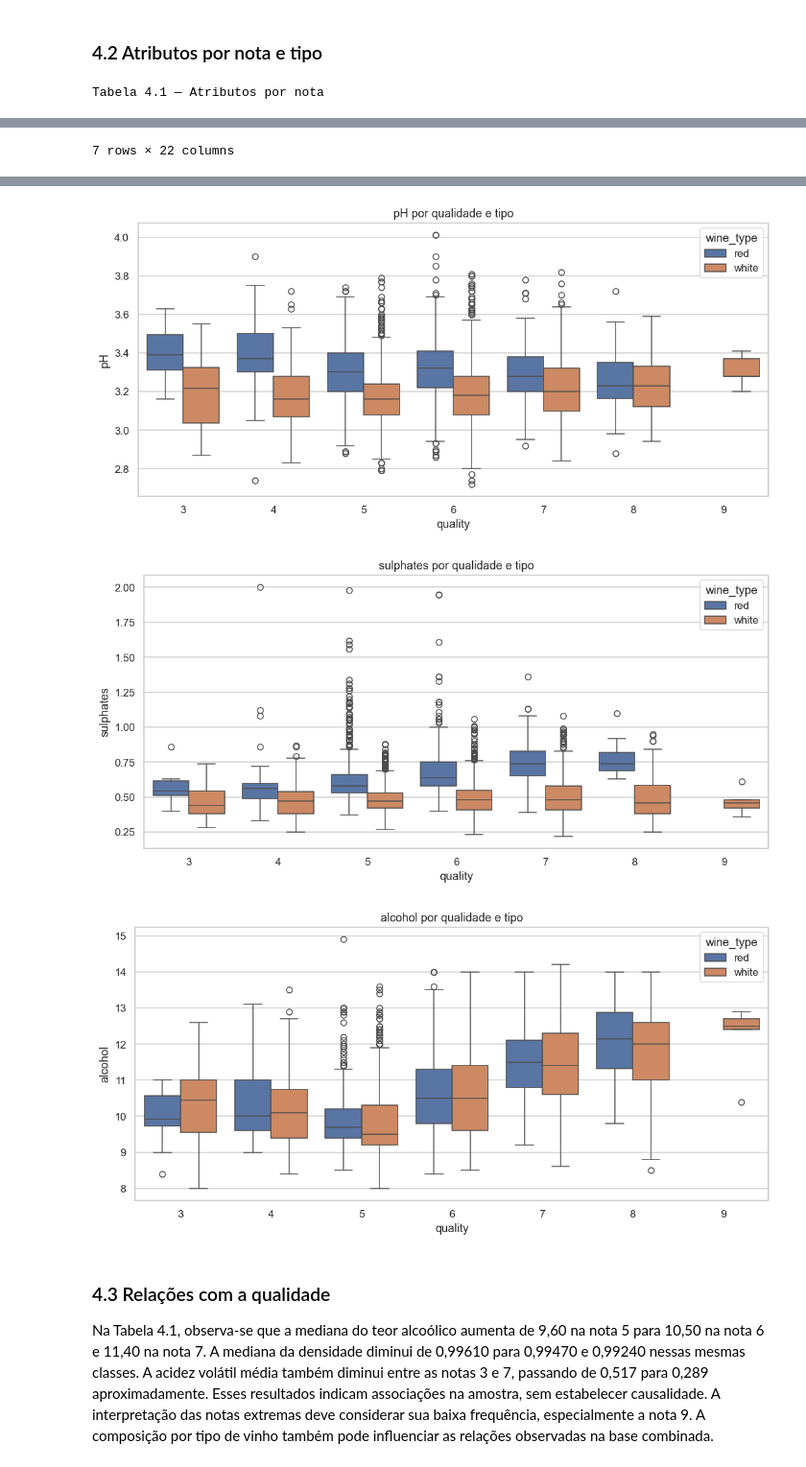
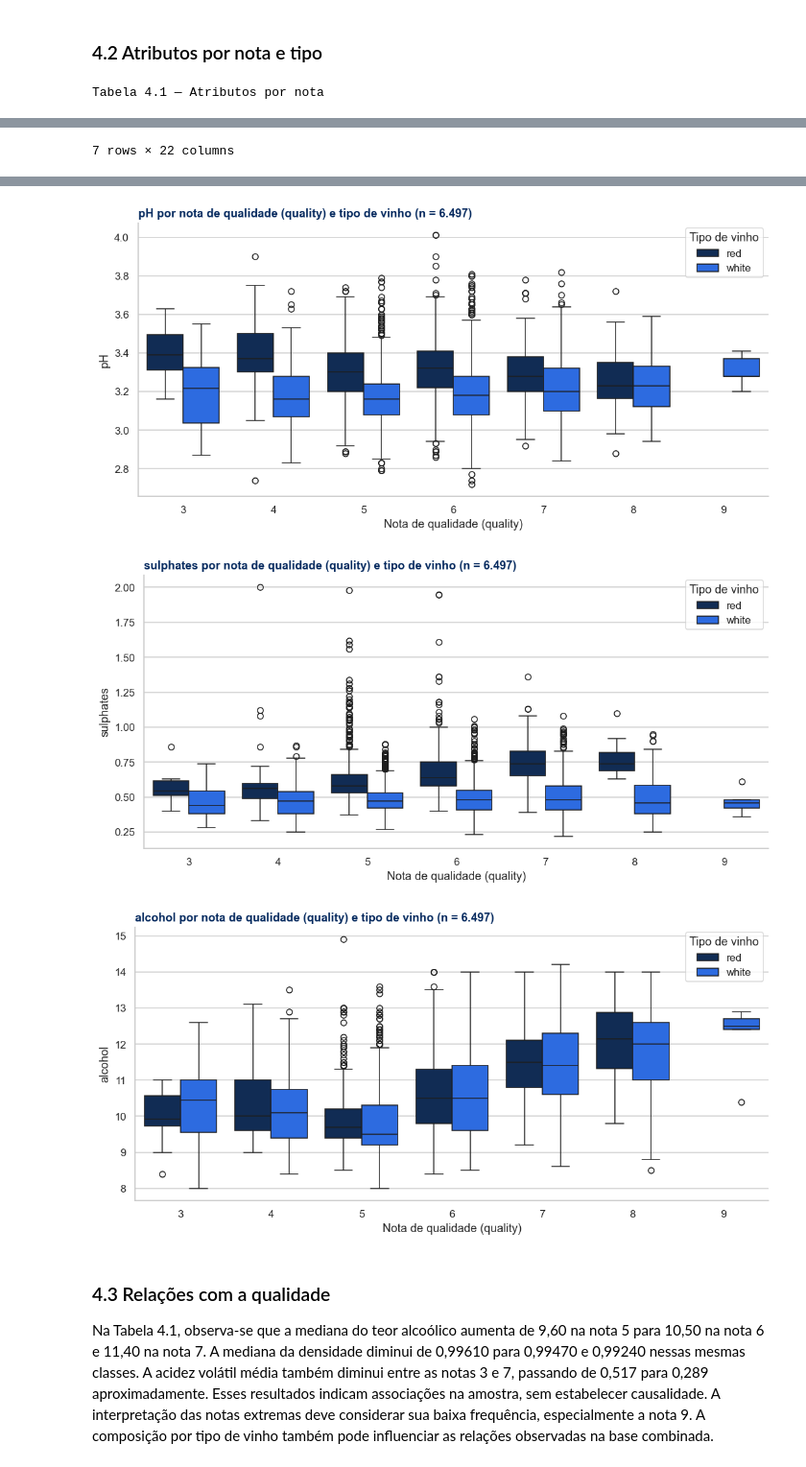
Before and after one commit to Fyre-Flye/projeto-avd-2026-2-pump-it-up-classificatorio, a Jupyter notebook: notebooks/parte_comum/eda.ipynb, the cells around one changed output, grey strips where cells are left out. Shown at 96% size. Cells and saved outputs as stored; diff of their text form; code cells hidden in the pictures.

```diff
--- a/notebooks/parte_comum/eda.ipynb
+++ b/notebooks/parte_comum/eda.ipynb
@@ -201,11 +247,20 @@ Tabela 3.2 — Percentuais por tipo
 # %% [markdown]
 ### 3.2 Distribuições físico-químicas
 # %%
-# [IA] ChatGPT – apoio à implementação de cálculos, tabelas e gráficos
+# [IA] ChatGPT / Gemini – estatísticas descritivas e gráficos físico-químicos em pt-BR
 tabela(df[num].describe(),"estatisticas_numericas.csv","Tabela 3.3 — Estatísticas descritivas")
-df[num].hist(figsize=(15,10),bins=30); salvar("histogramas.png")
+axes = df[num].hist(figsize=(15,10),bins=30,color="#0F62FE",edgecolor="white",linewidth=0.4)
+plt.suptitle("Distribuição dos 11 atributos físico-químicos (n = 6.497)", fontsize=14, fontweight="bold", color="#062A5F", y=1.01)
+salvar("histogramas.png")
 for c in num:
-    plt.figure(figsize=(8,4)); sns.boxplot(data=df,x="wine_type",y=c); plt.title(c); salvar("box_"+c.replace(" ","_")+".png")
+    fig, ax = plt.subplots(figsize=(8,4))
+    sns.boxplot(data=df,x="wine_type",y=c,palette={"white":"#0F62FE","red":"#062A5F"},hue="wine_type",legend=False,ax=ax)
+    ax.set_title(f"Distribuição de {c} por tipo de vinho (n = 6.497)", fontsize=11.5, fontweight="bold", color="#062A5F", loc="left")
+    ax.set_xlabel("Tipo de vinho (wine_type)")
+    ax.set_ylabel(c)
+    ax.spines["top"].set_visible(False)
+    ax.spines["right"].set_visible(False)
+    salvar("box_"+c.replace(" ","_")+".png")
 # %% [output]
 Tabela 3.3 — Estatísticas descritivas
 |  | fixed acidity | volatile acidity | citric acid | residual sugar | chlorides | free sulfur dioxide | ... |
@@ -240,9 +295,16 @@ A distribuição das notas está concentrada nas classes 5 e 6, que representam
 # %% [markdown]
 ### 4.1 Correlações
 # %%
-# [IA] ChatGPT – apoio à implementação de cálculos, tabelas e gráficos
+# [IA] ChatGPT / Gemini – matrizes de correlação com título e barra de cores em pt-BR
+nomes_metodo = {"pearson": "Pearson (linear)", "spearman": "Spearman (monotônica)"}
 for metodo in ["pearson","spearman"]:
     corr=df[num+["quality"]].corr(method=metodo)
     corr.to_csv(OUT/f"correlacao_{metodo}.csv")
-    plt.figure(figsize=(12,9)); sns.heatmap(corr,annot=True,fmt=".2f",cmap="coolwarm",center=0,vmin=-1,vmax=1); plt.title(metodo); salvar(f"correlacao_{metodo}.png")
+    fig, ax = plt.subplots(figsize=(12,9))
+    sns.heatmap(corr,annot=True,fmt=".2f",cmap="coolwarm",center=0,vmin=-1,vmax=1,
+                cbar_kws={"label":"Coeficiente de correlação"},ax=ax)
+    ax.set_title(f"Correlação de {nomes_metodo[metodo]} entre atributos físico-químicos e quality (n = 6.497)",
+                 fontsize=12.5, fontweight="bold", color="#062A5F", pad=12, loc="left")
+    plt.yticks(rotation=0)
+    salvar(f"correlacao_{metodo}.png")
 # %% [output]
@@ -251,10 +313,18 @@ for metodo in ["pearson","spearman"]:
 # %% [markdown]
 ### 4.2 Atributos por nota e tipo
 # %%
-# [IA] ChatGPT – apoio à implementação de cálculos, tabelas e gráficos
+# [IA] ChatGPT / Gemini – atributos físico-químicos por nota de qualidade e tipo
 tabela(df.groupby("quality")[num].agg(["mean","median"]),"estatisticas_por_qualidade.csv","Tabela 4.1 — Atributos por nota")
 for c in num:
-    plt.figure(figsize=(10,5)); sns.boxplot(data=df,x="quality",y=c,hue="wine_type"); plt.title(c+" por qualidade e tipo"); salvar("relacao_"+c.replace(" ","_")+".png")
+    fig, ax = plt.subplots(figsize=(10,5))
+    sns.boxplot(data=df,x="quality",y=c,hue="wine_type",palette={"white":"#0F62FE","red":"#062A5F"},ax=ax)
+    ax.set_title(f"{c} por nota de qualidade (quality) e tipo de vinho (n = 6.497)", fontsize=12, fontweight="bold", color="#062A5F", loc="left")
+    ax.set_xlabel("Nota de qualidade (quality)")
+    ax.set_ylabel(c)
+    ax.legend(title="Tipo de vinho", frameon=True, facecolor="white")
+    ax.spines["top"].set_visible(False)
+    ax.spines["right"].set_visible(False)
+    salvar("relacao_"+c.replace(" ","_")+".png")
 # %% [output]
 Tabela 4.1 — Atributos por nota
 |  | fixed acidity |  | volatile acidity |  | citric acid |  | residual sugar |  | ... |
@@ -279,6 +349,6 @@ Tabela 4.1 — Atributos por nota
-[figure, old version]
+[figure, new version]
-[figure, old version]
+[figure, new version]
-[figure, old version]
+[figure, new version]
 # %% [markdown]
 ### 4.3 Relações com a qualidade
 
```
Also changed, not shown: parts of 4 cells of this notebook, 34 other files.
